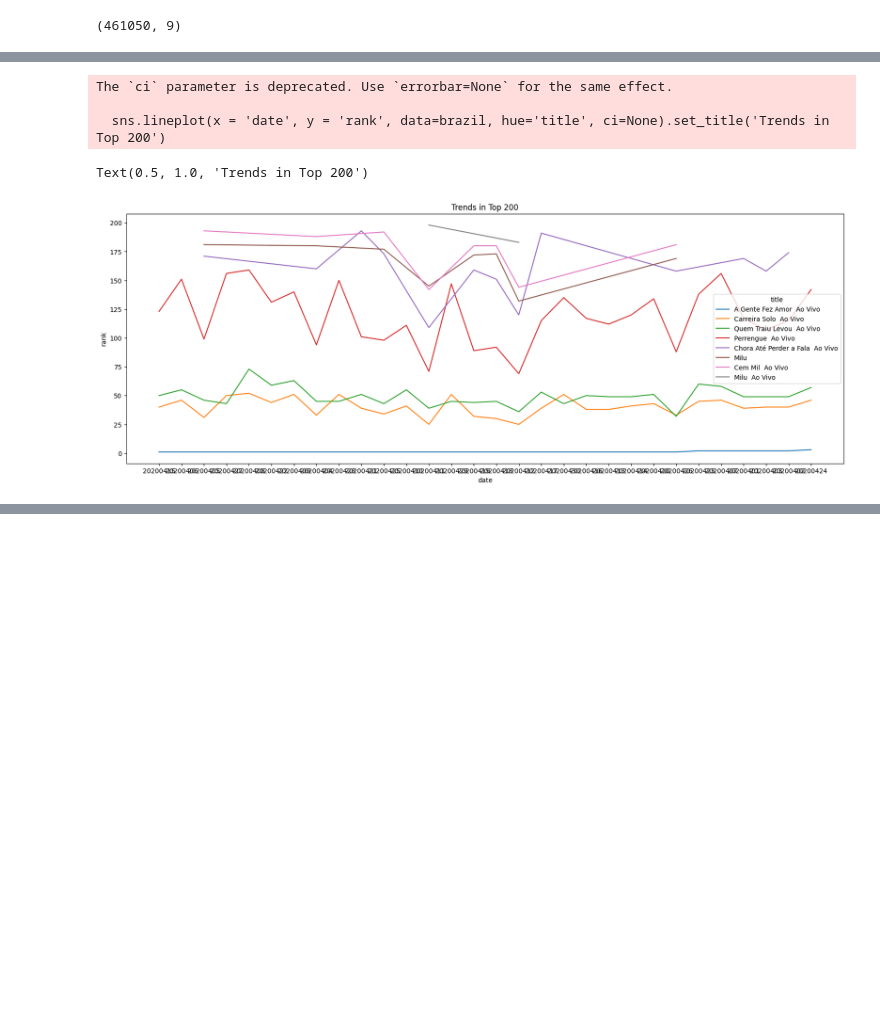
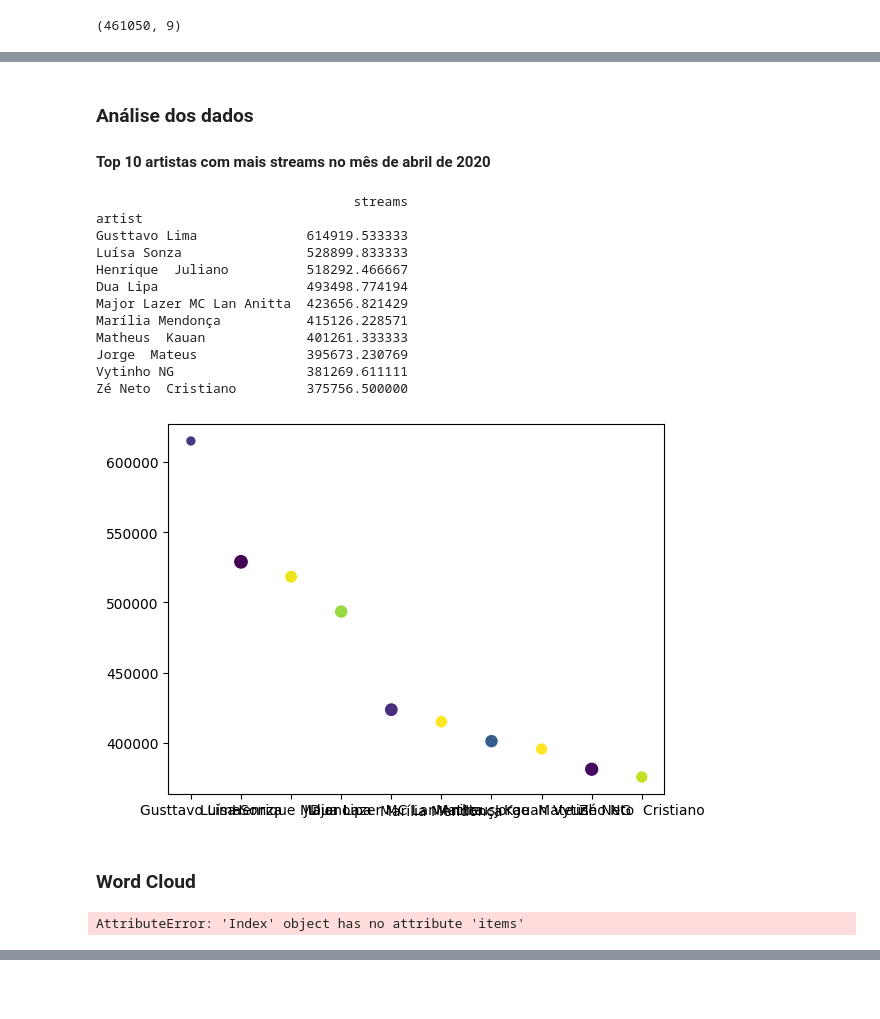
Before and after one commit to matheus1103/finaltopicos3, a Jupyter notebook: final.ipynb, the cells around one changed output, grey strips where cells are left out. Drawn from its saved outputs; the diff is of its cells as text; code cells hidden in the pictures; blank space fills up the shorter version.

```diff
--- a/final.ipynb
+++ b/final.ipynb
@@ -94,0 +100,60 @@ plt.show()
+# %% [markdown]
+### Análise dos dados
+#### Top 10 artistas com mais streams no mês de abril de 2020
+# %%
+import matplotlib.pyplot as plt
+import numpy as np
+from mpl_toolkits.mplot3d import axes3d
+
+brazil_top_10 = brazil.loc[brazil['rank'] <= 10]
+brazil_top_10 = brazil_top_10.sort_values(by=['streams'] , ascending=False)
+top10 = brazil_top_10.groupby('artist').mean()
+top10.drop(['rank', 'trend'], axis=1, inplace=True)
+
+
+top10 = top10.nlargest(10, 'streams')
+
+
+print(top10)
+y = top10['streams']
+# z = brazil['rank']
+X = top10.index
+# plot
+fig, ax = plt.subplots()
+sizes = np.random.uniform(15, 80, len(X))
+colors = np.random.uniform(15, 80, len(X))
+ax.scatter(X, y, s=sizes, c=colors)
+
+plt.show()
+# z = np.array([z]).T
+# fig = plt.figure()
+# ax = fig.add_subplot(111, projection='3d')
+# ax.plot_surface(X, y, z)
+# %% [output]
+                                 streams
+artist
+Gusttavo Lima              614919.533333
+Luísa Sonza                528899.833333
+Henrique  Juliano          518292.466667
+Dua Lipa                   493498.774194
+Major Lazer MC Lan Anitta  423656.821429
+Marília Mendonça           415126.228571
+Matheus  Kauan             401261.333333
+Jorge  Mateus              395673.230769
+Vytinho NG                 381269.611111
+Zé Neto  Cristiano         375756.500000
+[figure, added]
+# %% [markdown]
+### Word Cloud
+# %%
+
+from wordcloud import WordCloud
+
+# create a word cloud object
+wordcloud = WordCloud().generate_from_frequencies(top10.index, top10['streams'])
+
+# display the word cloud
+plt.imshow(wordcloud, interpolation='bilinear')
+plt
+# %% [output]
+AttributeError: 'Index' object has no attribute 'items'
@@ -96,11 +172,5 @@ plt.show()
 import seaborn as sns
 
 fig, axes = plt.subplots(figsize=(20,7))
-sns.lineplot(x = 'date', y = 'rank', data=brazil, hue='title', ci=None).set_title('Trends in Top 200')
+sns.lineplot(x = 'date', y = 'streams', data=brazil, hue='title', ci=None).set_title('Trends in Top 200')
-# %% [output]
-The `ci` parameter is deprecated. Use `errorbar=None` for the same effect.
-
-  sns.lineplot(x = 'date', y = 'rank', data=brazil, hue='title', ci=None).set_title('Trends in Top 200')
-Text(0.5, 1.0, 'Trends in Top 200')
-[figure, removed]
 # %%
```
Also changed, not shown: parts of 16 cells of this notebook.
